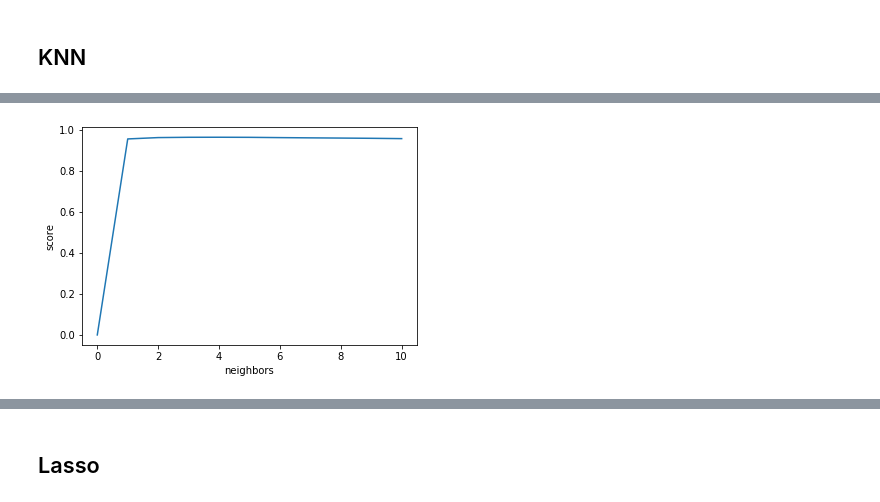
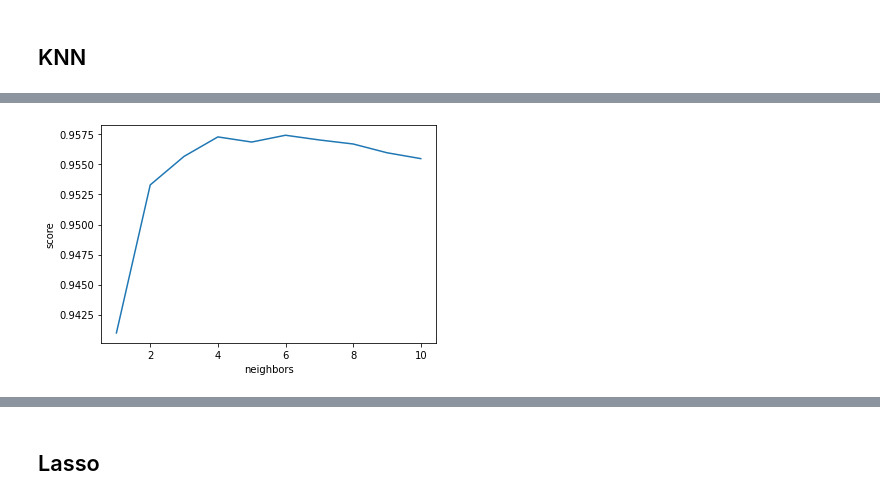
Before and after one commit to aeirya/MLProject-Diamonds, a Jupyter notebook: mlproject.ipynb, the cells around one changed output, grey strips where cells are left out. Saved outputs shown, nothing was run; the diff lists cells and outputs as text; code cells hidden in the pictures.

```diff
--- a/mlproject.ipynb
+++ b/mlproject.ipynb
@@ -192,0 +244,4 @@ plt.show()
+# %%
+data = data[49 <= data['table']]
+data = data[data['table'] <= 72]
+plt.scatter(data['table'], data['price'])
@@ -235,0 +255,39 @@ X_train, X_test, y_train, y_test = train_test_split(features_scaled, target, tes
+# %%
+def preprocess(data, target_label):
+    '''
+    returns scaled train data and test data
+    '''
+
+    # split data between features and target
+
+    def split_feature_target(data, label):
+        features = data.drop(label, axis=1)
+        target = data[label]
+        return features, target
+
+    features, target = split_feature_target(data, target_label)
+
+    # split data between train and test
+
+    from sklearn.model_selection import train_test_split
+
+    X_train, X_test, y_train, y_test = train_test_split(features, target, test_size = 0.20, random_state = 1234)
+
+
+    # scale data
+
+    from sklearn.preprocessing import StandardScaler # using MinMaxScaler after splitting would cause problems because of possible oulier data
+    scaler = StandardScaler()
+
+    def scale_data(data):
+        return pd.DataFrame(scaler.fit_transform(data))
+
+    X_train = scale_data(X_train)
+    X_test = scale_data(X_test)
+
+
+    return X_train, y_train, X_test, y_test
+
+X_train, y_train, X_test, y_test = preprocess(data, 'price')
+
+X_train
@@ -280,10 +354,10 @@ array([[0.        ],
 # %%
 plt.ylabel('score')
 plt.xlabel('neighbors')
-plt.plot(np.arange(0, N+1), scores)
+plt.plot(np.arange(1, N+1), scores[1:])
 plt.show()
 # %% [output]
-[figure, old version]
+[figure, new version]
 # %%
 i = np.argmax(scores)
 print(f'chose neighbors={i} as hyperparamter')
```
Also changed, not shown: parts of 50 cells of this notebook.
